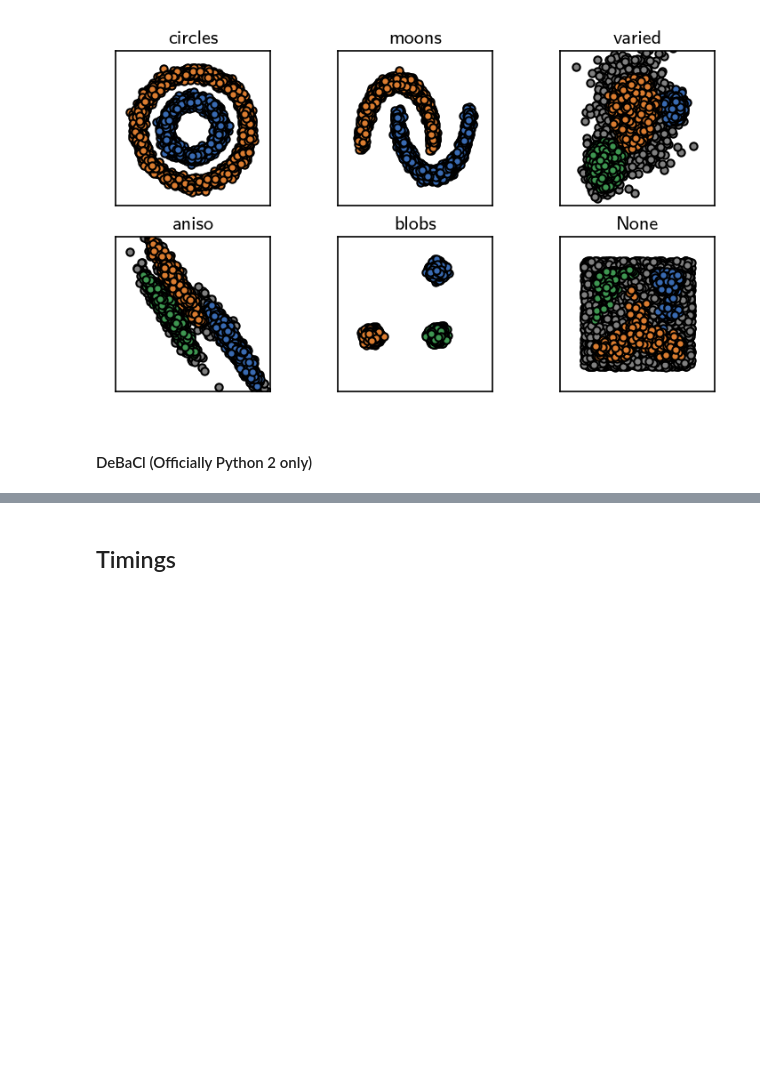
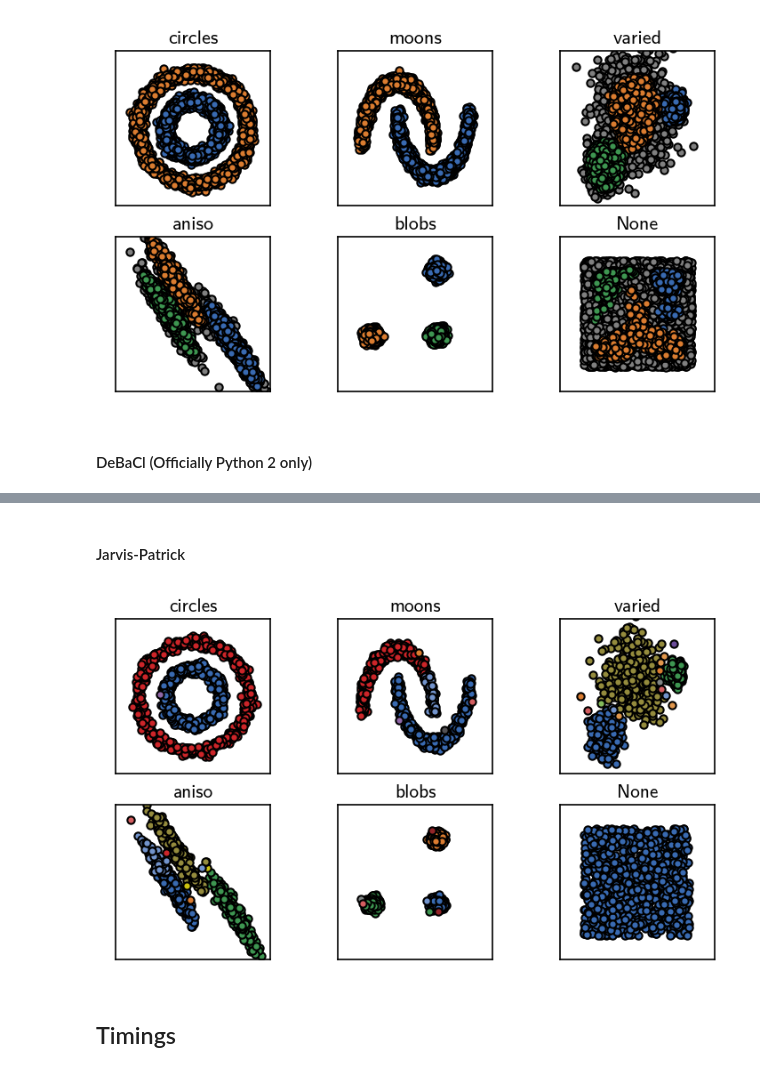
Before and after one commit to janjoswig/CommonNNClustering, a Jupyter notebook: docsrc/benchmark/bm.ipynb, the cells around one changed output, grey strips where cells are left out. Drawn from its saved outputs; the diff is of its cells as text; code cells hidden in the pictures; blank space fills up the shorter version.

```diff
--- a/docsrc/benchmark/bm.ipynb
+++ b/docsrc/benchmark/bm.ipynb
@@ -1108,2 +1199,50 @@ plt.show()
+# %% [markdown]
+#### Jarvis-Patrick
+# %%
+# Plot the test data sets
+plt.close("all")
+fig, ax = plt.subplots(2, 3)
+Ax = ax.flatten()
+
+generation_fxns = [
+    gen_circles, gen_moons, gen_varied,
+    gen_aniso, gen_blobs, gen_no_structure,
+    ]
+
+fit_params = [ # k nearest neighbours, c common neighbours
+    {1: 15, 2: 5},                        # circles
+    {1: 10, 2: 2},                         # moons
+    {1: 30, 2: 22},                       # varied
+    {1: 30, 2: 22},                       # aniso
+    {1: 12, 2: 2},                        # blobs
+    {1: 10, 2: 2},                        # no structure
+    ]
+
+for count, (gen_fxn, params) in enumerate(zip(generation_fxns, fit_params)):
+    # Fit
+    data = gen_fxn(1000)  # Reduced number of point due to very long runtime
+    data_ = [tuple(x) for x in data]
+    clustering = jarvispatrick.JarvisPatrick(data_, euclidean)
+    _ = clustering(*[x[1] for x in sorted(params.items())])
+    labels = np.array([v for k, v in clustering.cluster.items()])
+
+    # Plot
+    plot_data(data, labels=labels, ax=Ax[count], noise=-1)
+    Ax[count].set(**ax_props)
+
+    try:
+        name = gen_fxn.label
+    except AttributeError:
+        name = gen_fxn.__name__
+
+    Ax[count].set_title(f'{name}', fontsize=10, pad=4)
+
+fig.subplots_adjust(
+    left=0, right=1, bottom=0.05, top=0.9, wspace=0, hspace=0.2
+    )
+
+plt.show()
+# %% [output]
+[figure, added]
 # %% [markdown]
 ## Timings
```
Also changed, not shown: parts of 51 cells of this notebook, 13 other files.
